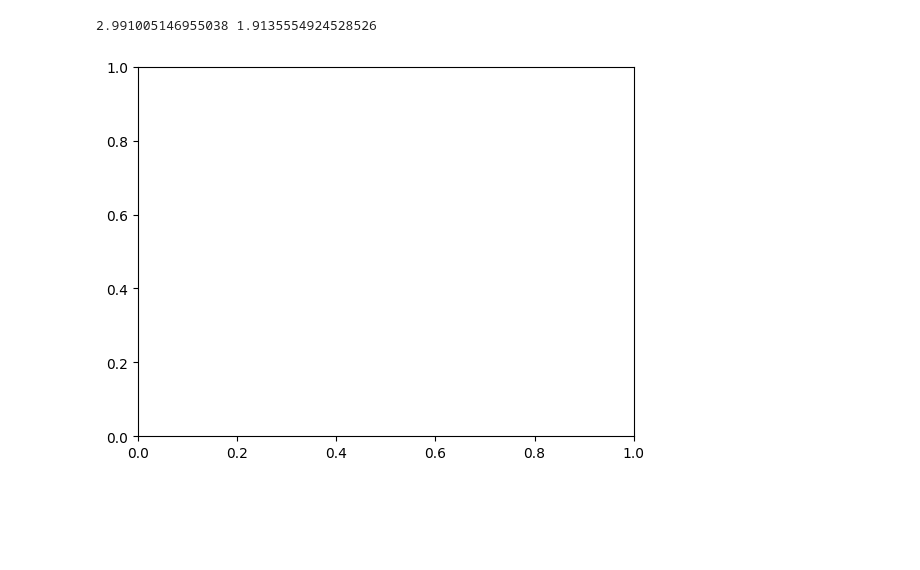
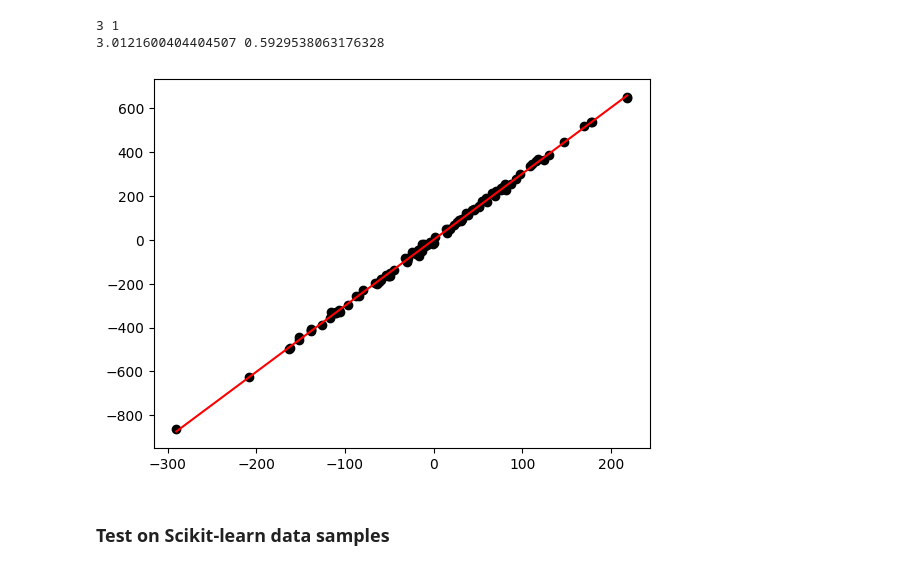
Before and after one commit to lssierra/DIY_LinRegression, a Jupyter notebook: main_notebook.ipynb, the cells around one changed output. Drawn from its saved outputs; the diff is of its cells as text; code cells hidden in the pictures; blank space fills up the shorter version.

Commit message:
feat: my_LinearRegression class works for 1 and n dimentional input

```diff
--- a/main_notebook.ipynb
+++ b/main_notebook.ipynb
@@ -88,13 +80,0 @@ plt.show()
-# %%
-from linreg_test import grad_descent
-
-###
-m=0
-b=0
-epochs = 100000
-L = 0.001
-
-for i in range(epochs):
-    m, b = grad_descent(m, b, X, y, L)
-    if i%1000 == 0:
-        print(i,m,b)
@@ -119,15 +81,21 @@ for i in range(epochs):
-# %%
-###
-min_X = np.min(X)
-max_X = np.max(X)
-
-
-
-print(m,b)
-fig4, ax4 = plt.subplots()
-ax.scatter(X,y,color = "black")
-ax.plot(list(np.linspace(min_X,max_X,N_SAMPLES)), [m*x + b for x in np.linspace(min_X,max_X,N_SAMPLES)], color = "red")
-plt.show()
-# %% [output]
-2.991005146955038 1.9135554924528526
-[figure, removed]
+# %%
+reg = my_LinearRegression()
+
+reg.Fit(X,y)
+
+min_X = np.min(X)
+max_X = np.max(X)
+
+
+
+print(m,b)
+print(reg.slopes_,reg.coeff_)
+plt.scatter(X,y,color = "black")
+plt.plot(np.linspace(min_X,max_X,N_SAMPLES), reg.Predict(np.linspace(min_X,max_X,N_SAMPLES)), color = "red")
+plt.show()
+# %% [output]
+3 1
+3.0121600404404507 0.5929538063176328
+[figure, added]
+# %% [markdown]
+### Test on Scikit-learn data samples
```
Also changed, not shown: parts of 9 cells of this notebook, 1 other file.
